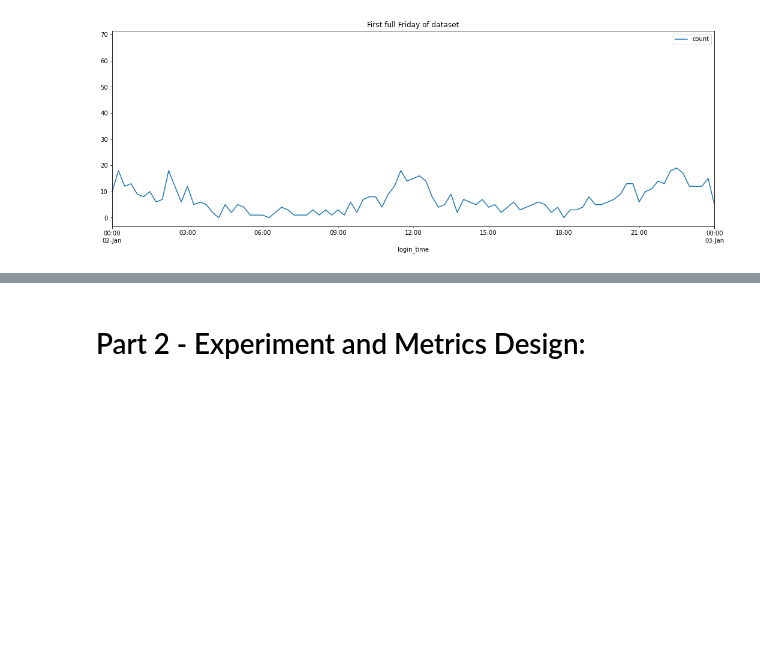
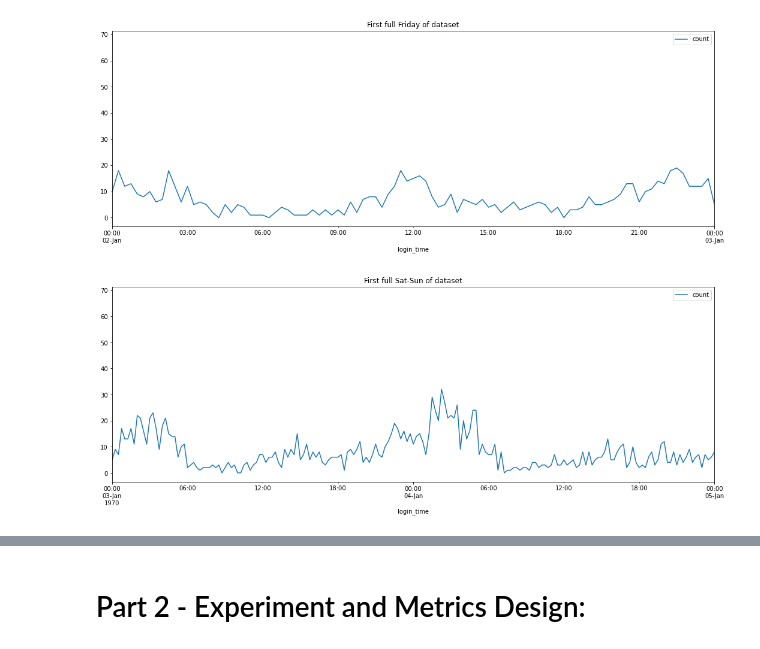
Before and after one commit to kstoudt/Springboard, a Jupyter notebook: 27.2 The Take-Home Challenge/ultimate_challenge/Data Science Take-Home Challenge - Ultimate Inc.ipynb, the cells around one changed output, grey strips where cells are left out. Saved outputs shown, nothing was run; the diff lists cells and outputs as text; code cells hidden in the pictures; blank space fills up the shorter version.

```diff
--- a/27.2 The Take-Home Challenge/ultimate_challenge/Data Science Take-Home Challenge - Ultimate Inc.ipynb
+++ b/27.2 The Take-Home Challenge/ultimate_challenge/Data Science Take-Home Challenge - Ultimate Inc.ipynb
@@ -147,3 +160,8 @@ df_grouped.plot(y='count', figsize=(18,6), xlim=('1970-01-02 00:00:00','1970-01-
                 title='First full Friday of dataset');
 # %% [output]
 [figure]
+# %%
+df_grouped.plot(y='count', figsize=(18,6), xlim=('1970-01-03 00:00:00','1970-01-05 00:00:00'),\
+                title='First full Sat-Sun of dataset');
+# %% [output]
+[figure, added]
```
Also changed, not shown: parts of 20 cells of this notebook.
